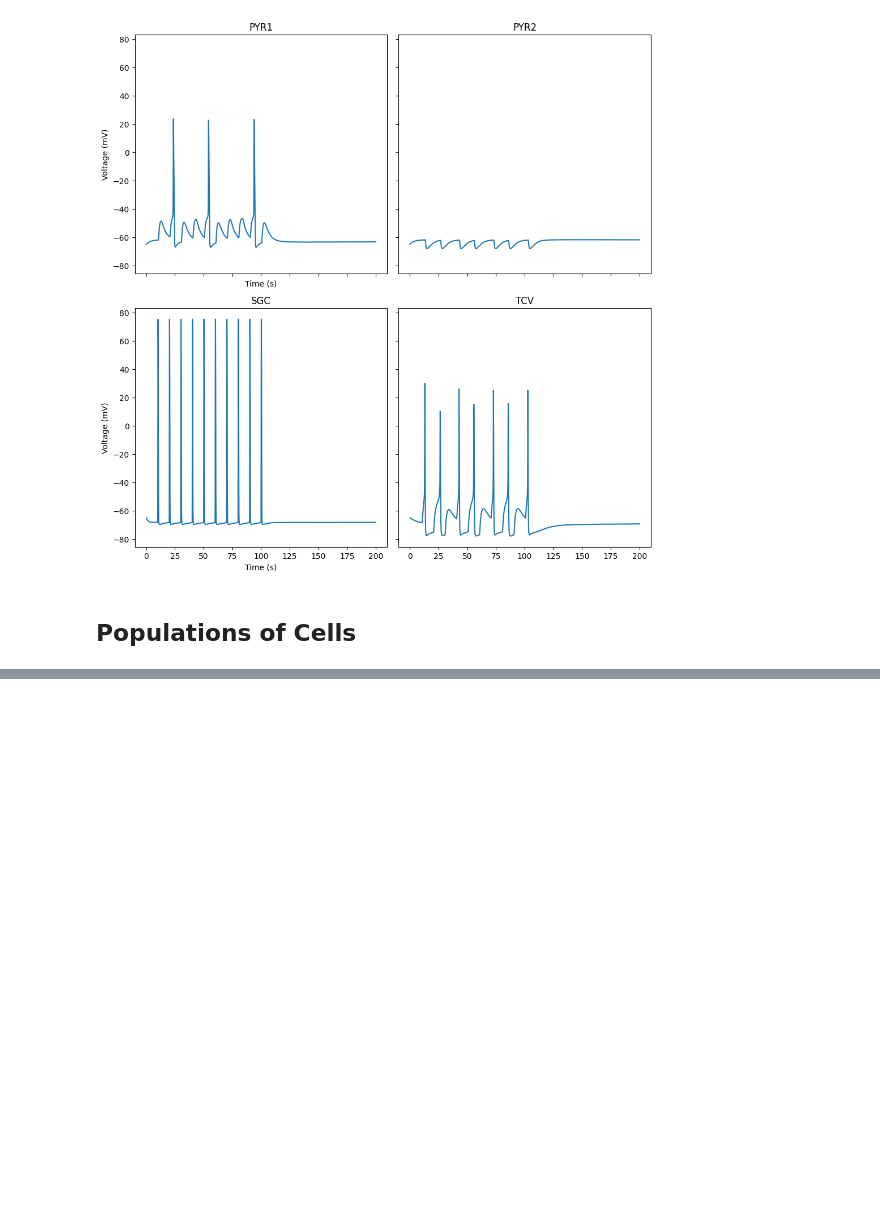
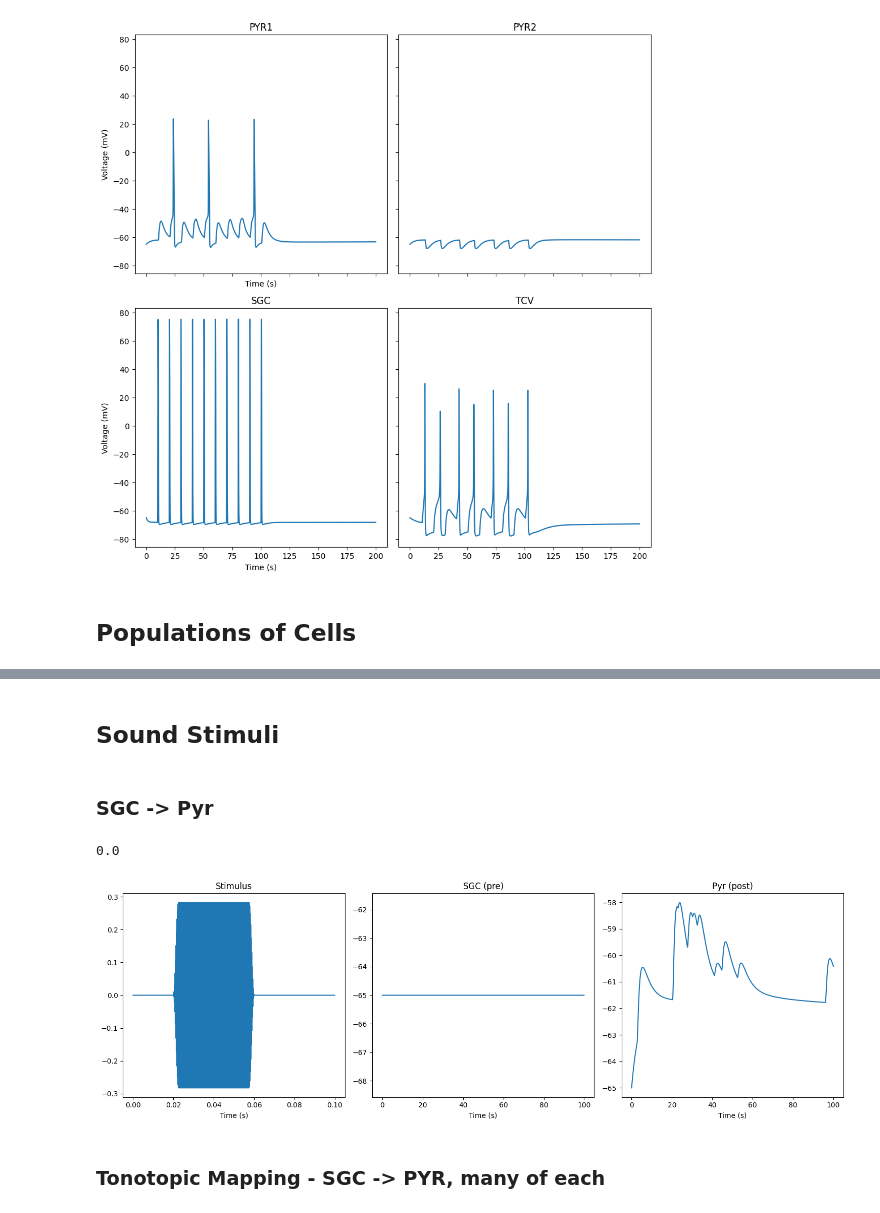
Before and after one commit to kedoxey/DCN_model, a Jupyter notebook: notebooks/cnmodel.ipynb, the cells around one changed output, grey strips where cells are left out. Drawn from its saved outputs; the diff is of its cells as text; code cells hidden in the pictures; blank space fills up the shorter version.

```diff
--- a/notebooks/cnmodel.ipynb
+++ b/notebooks/cnmodel.ipynb
@@ -236,0 +476,9 @@ sgc_cells[0][1]
+# %% [markdown]
+## Sound Stimuli
+# %% [markdown]
+### SGC -> Pyr
+# %%
+cf = 4000
+# TODO: non Dummy SGC - might not need to do this since we aren't really focusing on model SGC
+sgc_cell = cnm.cells.DummySGC(cf=cf, sr=2)
+pyr_cell = cnm.cells.Pyramidal.create()
@@ -236,0 +488,8 @@ sgc_cells[0][1]
+# %%
+stim = cnm.util.sound.TonePip(rate=100e3, duration=0.1, f0=cf, dbspl=80,
+                              ramp_duration=2.5e-3, pip_duration=0.04, pip_start=[0.02])
+sgc_cell.set_sound_stim(stim, seed=74, simulator='cochlea')
+# %%
+v_sgc = h.Vector().record(sgc_cell.soma(0.5)._ref_v)
+v_pyr = h.Vector().record(pyr_cell.soma(0.5)._ref_v)
+t = h.Vector().record(h._ref_t)
@@ -236,0 +503,30 @@ sgc_cells[0][1]
+# %%
+h.tstop = 100
+h.celsius = 34
+h.dt = 0.025
+
+cnm.util.custom_init()
+h.run()
+# %% [output]
+0.0
+# %%
+fig, axs = plt.subplots(1,3,figsize=(15,5))
+axs.ravel()
+
+axs[0].plot(stim.time, stim.sound)
+axs[0].set_xlabel('Time (s)')
+axs[0].set_title('Stimulus')
+
+axs[1].plot(t, v_sgc)
+axs[1].set_xlabel('Time (s)')
+axs[1].set_title('SGC (pre)')
+
+axs[2].plot(t, v_pyr)
+axs[2].set_xlabel('Time (s)')
+axs[2].set_title('Pyr (post)')
+
+fig.tight_layout()
+# %% [output]
+[figure, added]
+# %% [markdown]
+### Tonotopic Mapping - SGC -> PYR, many of each
```
Also changed, not shown: parts of 25 cells of this notebook.
